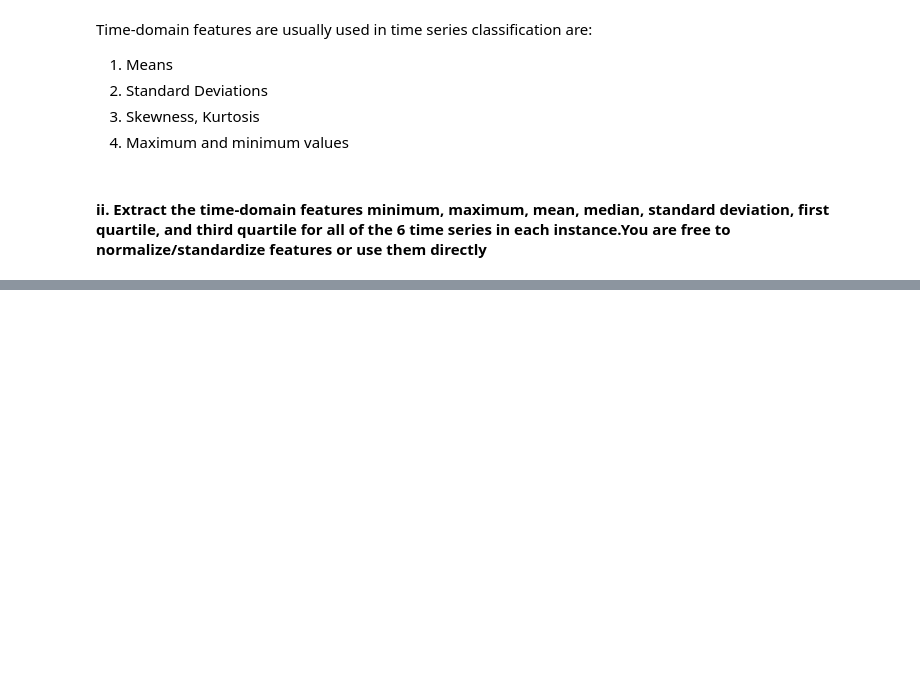
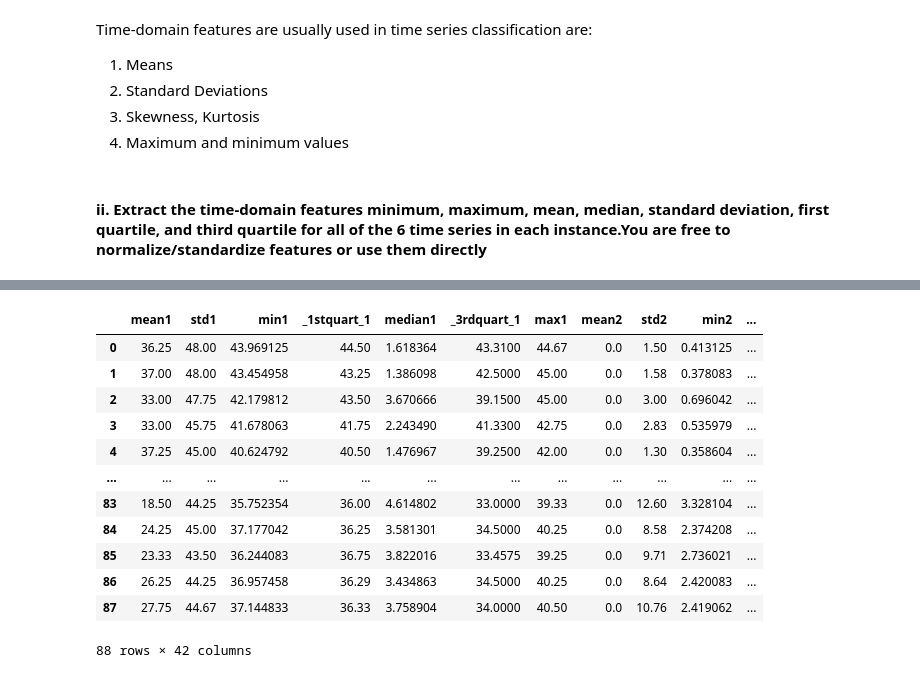
Before and after one commit to humera811/MLDS, a Jupyter notebook: Homework3/notebook/TimeSeriesClassification/Bano_Humera_HW3.ipynb, the cells around one changed output, grey strips where cells are left out. Drawn from its saved outputs; the diff is of its cells as text; code cells hidden in the pictures; blank space fills up the shorter version.

```diff
--- a/Homework3/notebook/TimeSeriesClassification/Bano_Humera_HW3.ipynb
+++ b/Homework3/notebook/TimeSeriesClassification/Bano_Humera_HW3.ipynb
@@ -155,0 +107,37 @@ test_data = load_data(testset, feature, col)
+# %%
+# https://stackoverflow.com/questions/64227163/python-sort-list-by-number-in-file-name
+# https://stackoverflow.com/questions/22809061/read-space-separated-data-with-pandas
+def load_data(files, feature, orig_columns, segs=1, standard=False):
+    #columns and labels
+    # feature_list = ['min_', 'max_', 'mean_', 'median_', 'std_','first_quartile_', 'third_quartile_']
+    # column_names = [ft + str(i) for i in range(1, 7) for ft in feature_list]
+        # generate columns of describes and label with indecies
+    describe_order = ['mean', 'std', 'min', '_1stquart_', 'median', '_3rdquart_','max']
+    desc_order_idx = [desc + str(i) for i in range(1, 6 * segs + 1) for desc in describe_order]
+    # stats_df = pd.DataFrame( columns = column_names)
+
+# print(len(csv_files))
+
+    for csvf in csv_files:
+    # https://www.summet.com/dmsi/html/CSVdataFiles.html
+        with open( csvf) as csv_file:
+            allLines = csv_file.readlines()[5]
+            csv_file.close
+            sep = allLines [1]
+            if sep == ' ' :
+                feat_df = pd.read_csv(csvf, skiprows = 5, sep='\s+', header = None, error_bad_lines=False, warn_bad_lines=False)
+            else:
+                feat_df = pd.read_csv( csvf, skiprows=5, header = None, error_bad_lines=False, warn_bad_lines=False)
+
+            feat_df.columns = ['# Columns: time', 'avg_rss12', 'var_rss12', 'avg_rss13', 'var_rss13', 'avg_rss23', 'var_rss23']
+        # dropping time and count column
+            feat_df = feat_df.describe()
+            feat_df = feat_df.drop(columns = '# Columns: time').drop('count')
+        # https://pandas.pydata.org/pandas-docs/version/0.25.0/reference/api/pandas.DataFrame.T.html
+            feat_df = feat_df.T[['min', 'max', 'mean', '50%', 'std', '25%', '75%']]
+        # dataset of 88x42
+            df_1 = pd.DataFrame(feat_df.to_numpy().reshape(1,42), columns = column_names)
+            stats_df = stats_df.append(df_1, ignore_index=True)
+
+# print(stats_df.isnull().any())
+    return stats_df
@@ -155,0 +181,16 @@ test_data = load_data(testset, feature, col)
+# %%
+test_data
+# %% [output]
+|  | mean1 | std1 | min1 | _1stquart_1 | median1 | _3rdquart_1 | max1 | mean2 | std2 | min2 | ... |
+| 0 | 36.25 | 48.00 | 43.969125 | 44.50 | 1.618364 | 43.3100 | 44.67 | 0.0 | 1.50 | 0.413125 | ... |
+| 1 | 37.00 | 48.00 | 43.454958 | 43.25 | 1.386098 | 42.5000 | 45.00 | 0.0 | 1.58 | 0.378083 | ... |
+| 2 | 33.00 | 47.75 | 42.179812 | 43.50 | 3.670666 | 39.1500 | 45.00 | 0.0 | 3.00 | 0.696042 | ... |
+| 3 | 33.00 | 45.75 | 41.678063 | 41.75 | 2.243490 | 41.3300 | 42.75 | 0.0 | 2.83 | 0.535979 | ... |
+| 4 | 37.25 | 45.00 | 40.624792 | 40.50 | 1.476967 | 39.2500 | 42.00 | 0.0 | 1.30 | 0.358604 | ... |
+| ... | ... | ... | ... | ... | ... | ... | ... | ... | ... | ... | ... |
+| 83 | 18.50 | 44.25 | 35.752354 | 36.00 | 4.614802 | 33.0000 | 39.33 | 0.0 | 12.60 | 3.328104 | ... |
+| 84 | 24.25 | 45.00 | 37.177042 | 36.25 | 3.581301 | 34.5000 | 40.25 | 0.0 | 8.58 | 2.374208 | ... |
+| 85 | 23.33 | 43.50 | 36.244083 | 36.75 | 3.822016 | 33.4575 | 39.25 | 0.0 | 9.71 | 2.736021 | ... |
+| 86 | 26.25 | 44.25 | 36.957458 | 36.29 | 3.434863 | 34.5000 | 40.25 | 0.0 | 8.64 | 2.420083 | ... |
+| 87 | 27.75 | 44.67 | 37.144833 | 36.33 | 3.758904 | 34.0000 | 40.50 | 0.0 | 10.76 | 2.419062 | ... |
+88 rows × 42 columns
```
Also changed, not shown: parts of 11 cells of this notebook, 1 other file.
